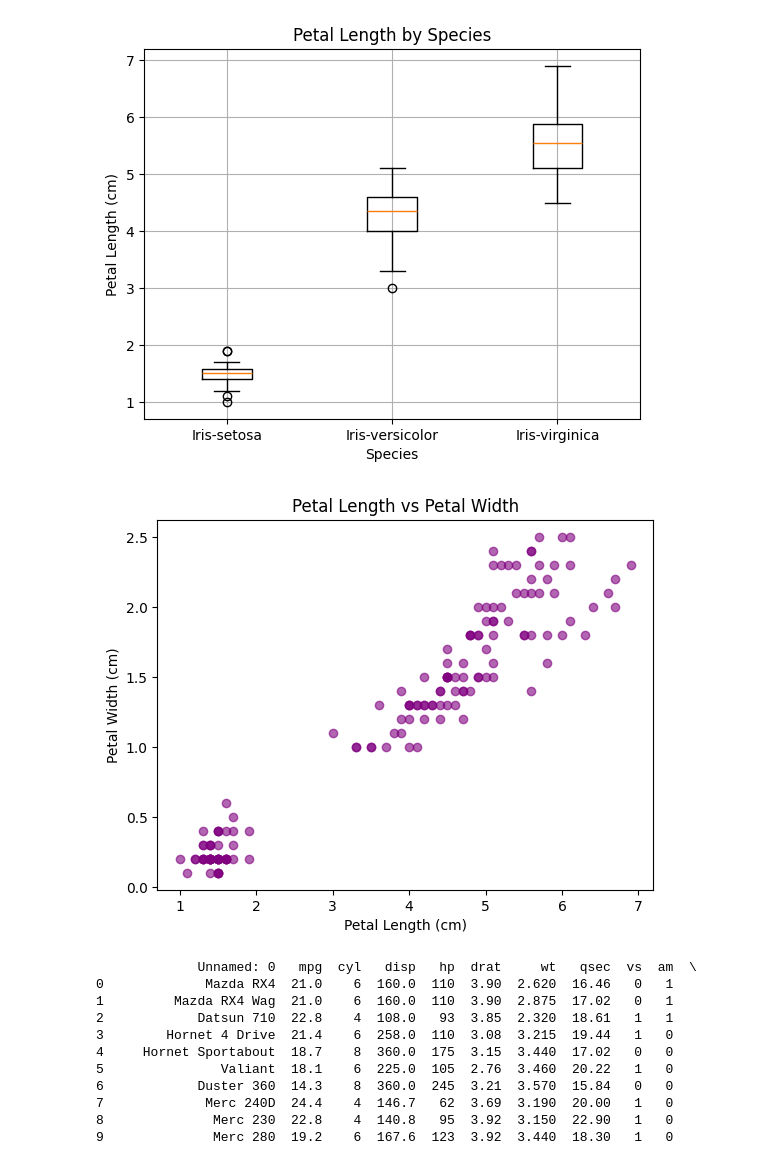
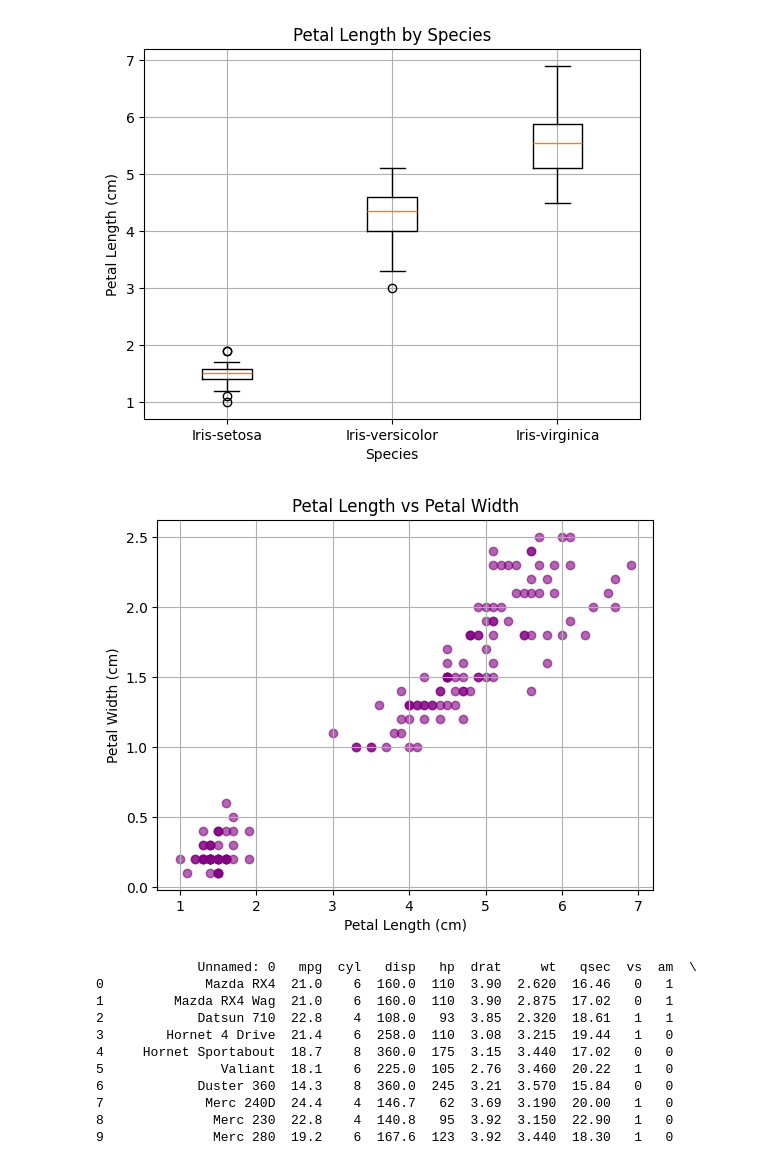
Before and after one commit to prateek14062005/Jack, a Jupyter notebook: AI_prateek_.ipynb, the cells around one changed output. Drawn from its saved outputs; the diff is of its cells as text; code cells hidden in the pictures.

```diff
--- a/AI_prateek_.ipynb
+++ b/AI_prateek_.ipynb
@@ -1109,11 +1111,12 @@ plt.show()
 # %%
 plt.scatter(df['PetalLengthCm'], df['PetalWidthCm'], color='purple', alpha=0.6)
 plt.title("Petal Length vs Petal Width")
 plt.xlabel("Petal Length (cm)")
 plt.ylabel("Petal Width (cm)")
+plt.grid(True)
 plt.show()
 # %% [output]
-[figure, old version]
+[figure, new version]
 # %%
 df=pd.read_csv("/content/mtcars.csv")
 print(df)
```
Also changed, not shown: parts of 1 cell of this notebook.
